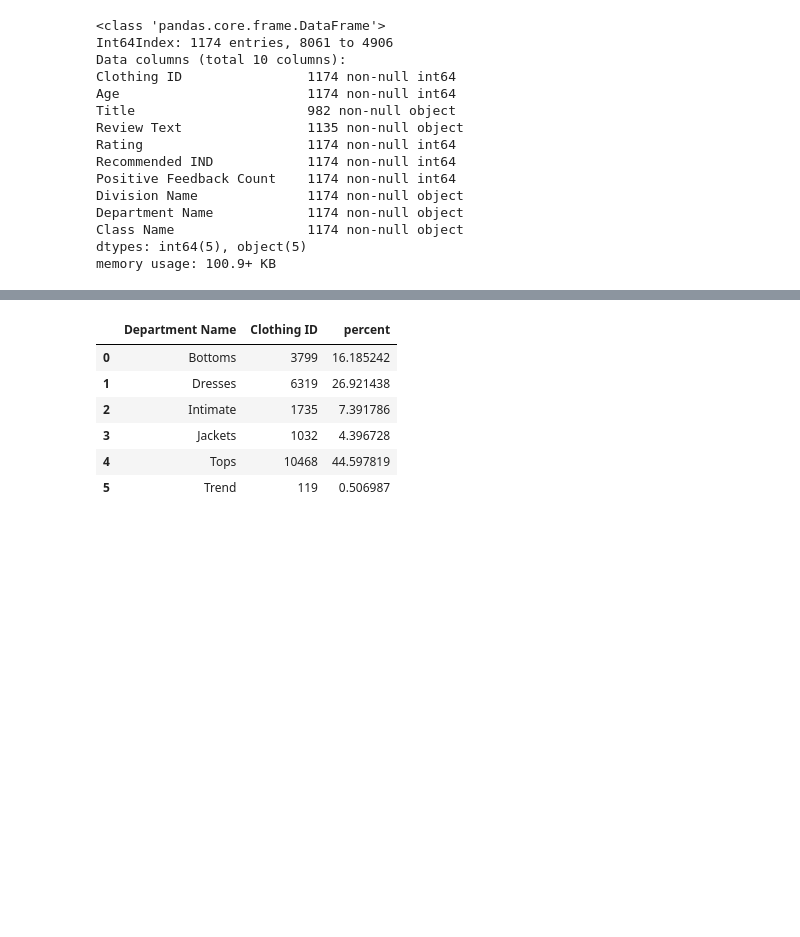
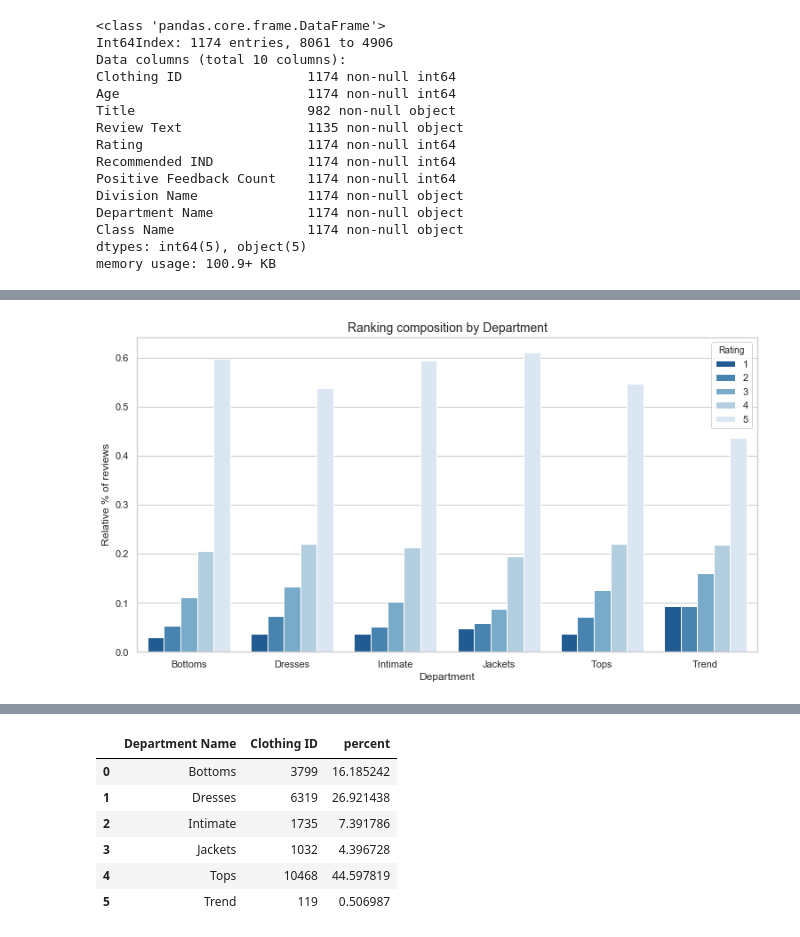
Before and after one commit to Daesparz/Conundrum_17, a Jupyter notebook: Exploratory Data Analysis user reviews.ipynb, the cells around one changed output, grey strips where cells are left out. Cells and saved outputs as stored; diff of their text form; code cells hidden in the pictures; blank space fills up the shorter version.

```diff
--- a/Exploratory Data Analysis user reviews.ipynb
+++ b/Exploratory Data Analysis user reviews.ipynb
@@ -175,0 +182,6 @@ _ = plt.title('Sales by Department and customer age', size=14)
+# %%
+d = df_review.groupby(['Department Name', 'Rating']).agg({'Department Name': 'count'})
+d['percentage reviews'] = d/d.groupby(level=0).sum()
+d.index.rename(['Department', 'Rating'], inplace=True)
+d.rename({'Department Name': 'number reviews'}, axis=1, inplace=True)
+d
@@ -175,0 +207,11 @@ _ = plt.title('Sales by Department and customer age', size=14)
+# %%
+d.reset_index(inplace=True)
+# %%
+_ = sns.set(style='whitegrid') #{darkgrid, whitegrid, dark, white, ticks}
+_ = plt.figure(figsize=(12.5, 6.5))
+_ = sns.barplot(x='Department', y='percentage reviews', hue='Rating', data=d, palette='Blues_r')
+_ = plt.xlabel('Department', size=12)
+_ = plt.ylabel('Relative % of reviews', size=12)
+_ = plt.title('Ranking composition by Department', size=14)
+# %% [output]
+[figure, added]
```
Also changed, not shown: parts of 7 cells of this notebook.
